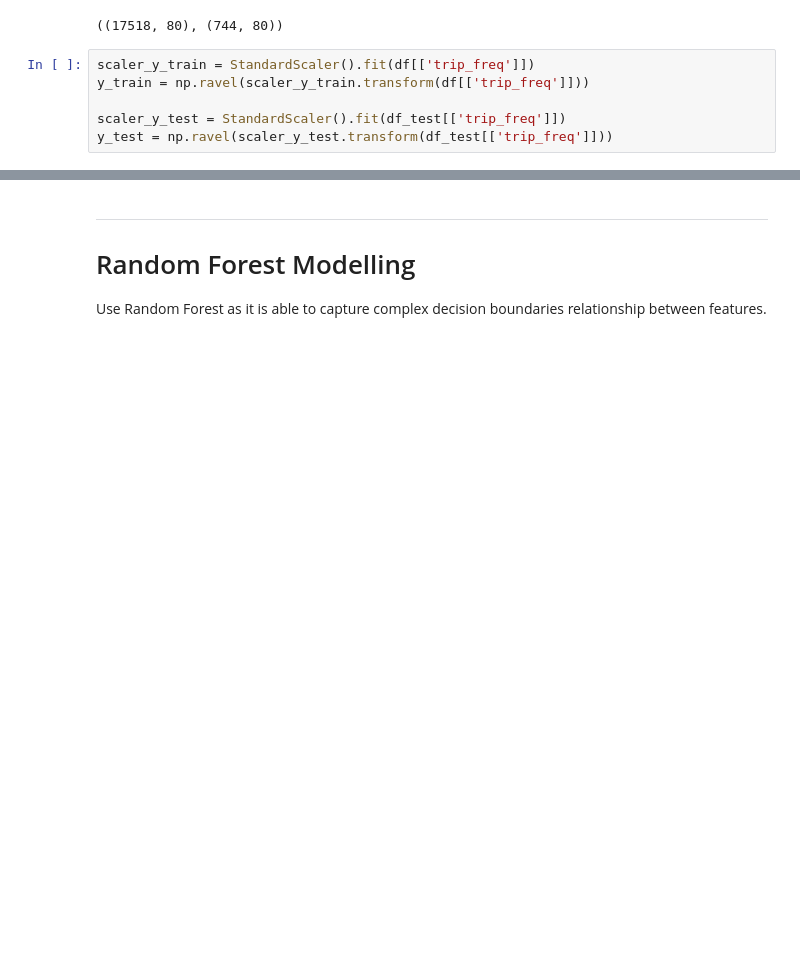
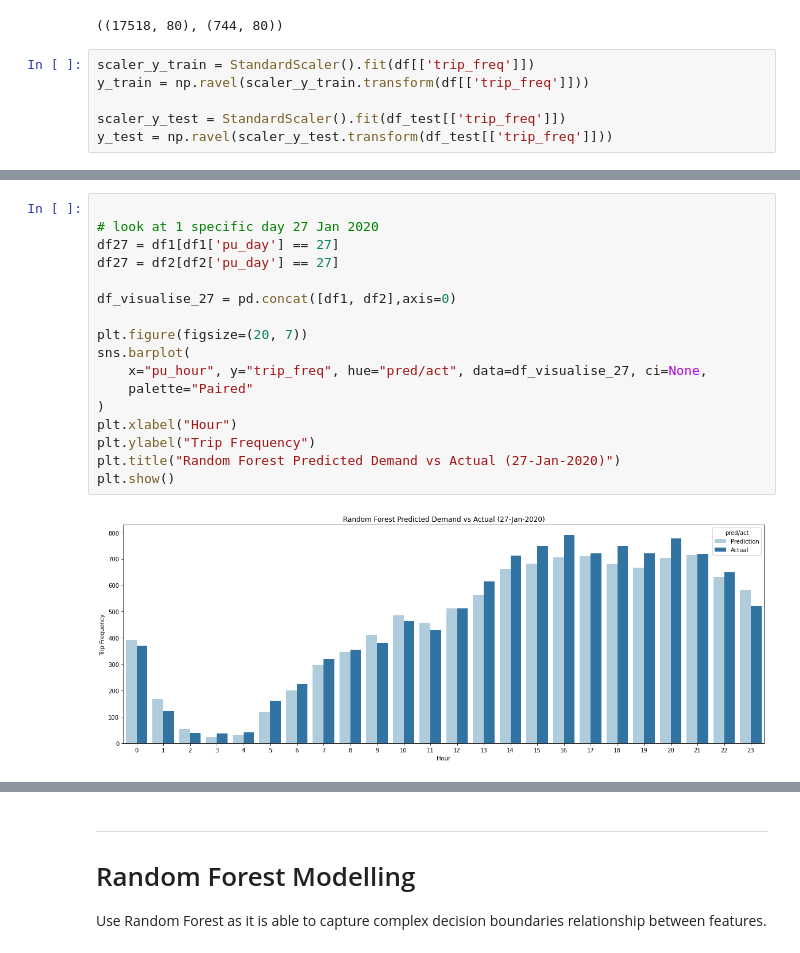
Before and after one commit to MAST30034-Applied-Data-Science/mast30034-project-1-pl0203, a Jupyter notebook: notebooks/modelling.ipynb, the cells around one changed output, grey strips where cells are left out. Saved outputs shown, nothing was run; the diff lists cells and outputs as text; blank space fills up the shorter version.

```diff
--- a/notebooks/modelling.ipynb
+++ b/notebooks/modelling.ipynb
@@ -232,0 +269,19 @@ y_test = np.ravel(scaler_y_test.transform(df_test[['trip_freq']]))
+# %%
+
+# look at 1 specific day 27 Jan 2020
+df27 = df1[df1['pu_day'] == 27]
+df27 = df2[df2['pu_day'] == 27]
+
+df_visualise_27 = pd.concat([df1, df2],axis=0)
+
+plt.figure(figsize=(20, 7))
+sns.barplot(
+    x="pu_hour", y="trip_freq", hue="pred/act", data=df_visualise_27, ci=None,
+    palette="Paired"
+)
+plt.xlabel("Hour")
+plt.ylabel("Trip Frequency")
+plt.title("Random Forest Predicted Demand vs Actual (27-Jan-2020)")
+plt.show()
+# %% [output]
+[figure, added]
```
Also changed, not shown: parts of 38 cells of this notebook, 1 other file.
